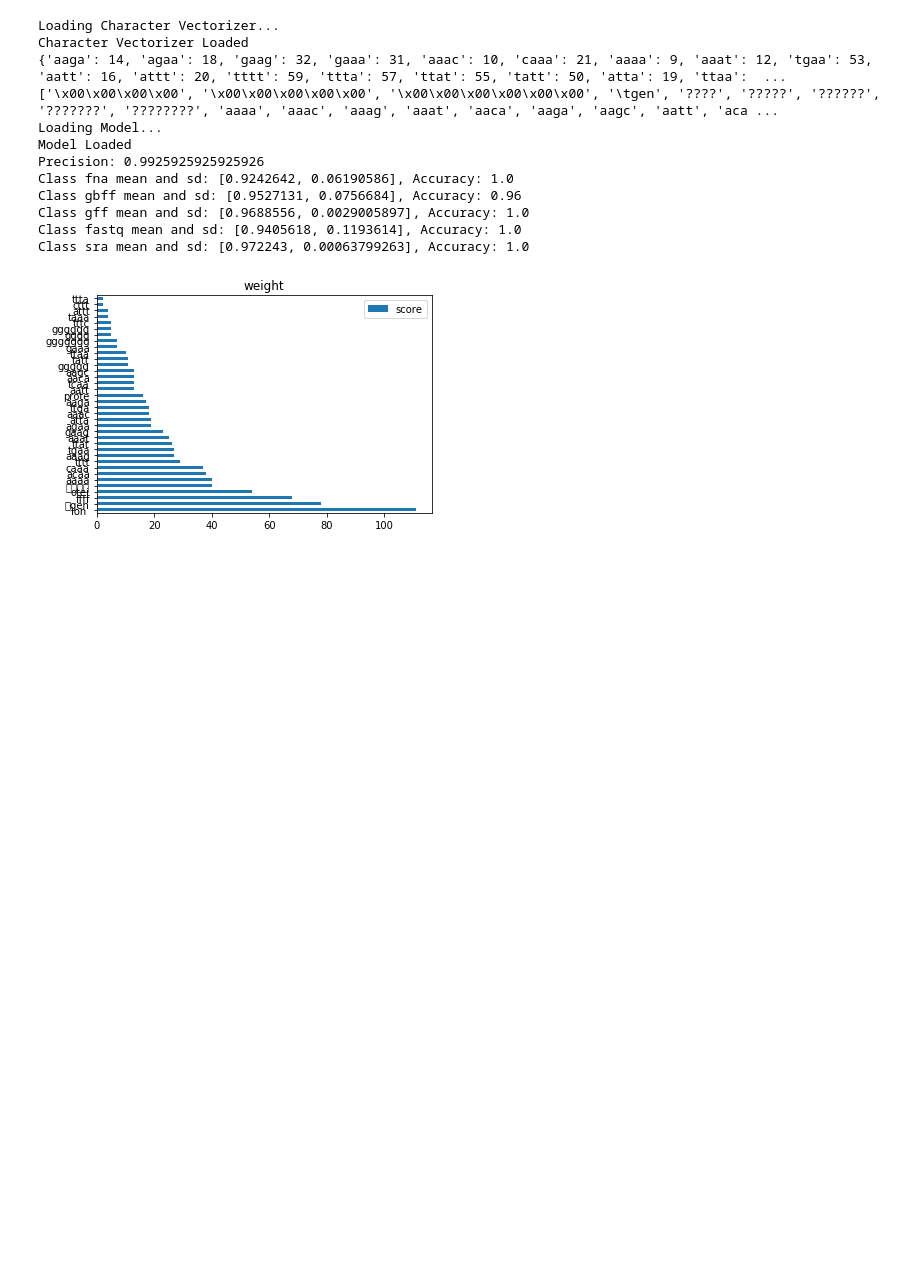
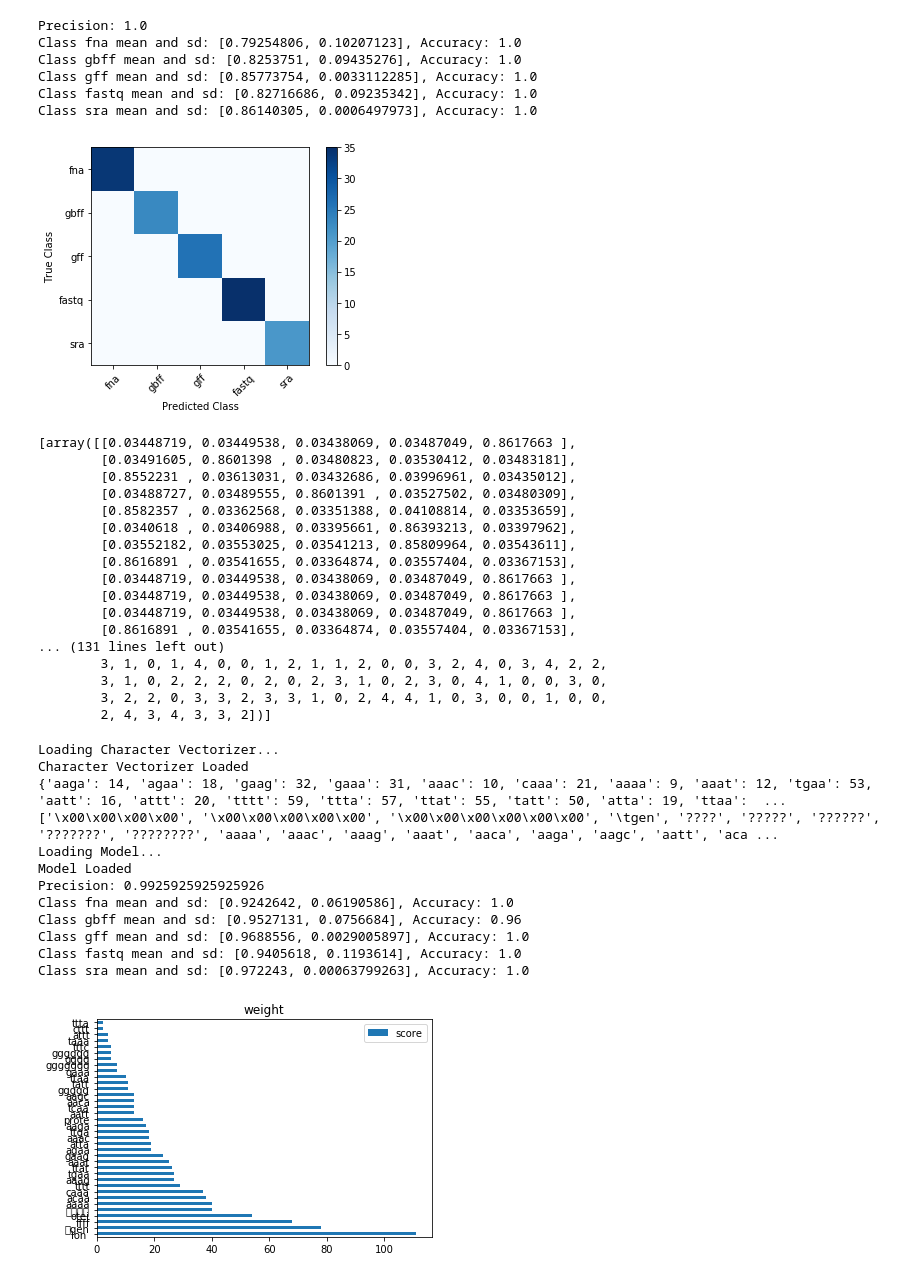
Before and after one commit to bigsoftcms/MirrorFileClassification, a Jupyter notebook: FileClassificationEx.ipynb, the cells around one changed output. Drawn from its saved outputs; the diff is of its cells as text; code cells hidden in the pictures; blank space fills up the shorter version.

Commit message:
Added Dart Booster for Dropout

```diff
--- a/FileClassificationEx.ipynb
+++ b/FileClassificationEx.ipynb
@@ -193,3 +245,19 @@ def FileClassifier(Dataset, ttsplit, filetype, fit_split, ngram_range, max_featu
+# %%
+def TestFileClassifier(Model, data_test, filetype, y_test, output):
+    preds = model.predict(data_test)
+    best_preds = np.asarray([np.argmax(line) for line in preds])
+    if output == True:
+        print("Precision: {}".format(precision_score(y_test, best_preds, average='macro')))
+        y_test_arr = np.asarray(y_test).reshape(1,-1).squeeze()
+        correct_rows = rowextraction(best_preds,y_test_arr)
+        class_acc = classaccuracy(y_test_arr, preds, correct_rows, param['num_class'])
+        pred_uncertainty = uncertainty(preds, correct_rows, param['num_class'])
+        for i in range(param['num_class']):
+            print("Class {}".format(filetype[i]) + " mean and sd: {}".format(pred_uncertainty[i])
+                 + ", Accuracy: {}".format(round(class_acc[i],2)))
+        confusionmatrix(y_test_arr, best_preds, filetype)
+
+    return [preds, best_preds]
 # %%
 dirs = ['/Users/bf/Desktop/BNL2020/BioClassifierFiles/genomic.fna',
         '/Users/bf/Desktop/BNL2020/BioClassifierFiles/genomic.gbff',
@@ -205,11 +273,16 @@ param = {
     'eta': 0.1,  # the training step for each iteration
     'silent': 1,  # logging mode - quiet
     'objective': 'multi:softprob',  # error evaluation for multiclass training
-    'num_class': len(filetype)}  # the number of classes that exist in this datset
+    'num_class': len(filetype),  # the number of classes that exist in this datset
+    'booster' : 'dart', # Dropout added
+    'rate_drop' : 0.3, #Dropout Rate
+    'skip_drop' : 0.5 # Probability of skipping Dropout
+    }
 num_round = 40
 ngram_range = (4,8)
 max_features = 60
 fit_split = [0.21, 0.31, 0.34, 0.12, 0.02]
 Dataset = data_iterable
 ttsplit = 0.25
-load = True
+# %%
+orig_y_test, dat_train, dat_test = Data_Splitter(Dataset, ttsplit, filetype, fit_split, ngram_range, max_features, load = True)
@@ -215,0 +294,2 @@ load = True
+# %%
+model = TrainFileClassifier(param, num_round, dat_train, load = False, output = False)
@@ -216,3 +307,30 @@ load = True
+# %%
+TestFileClassifier(model, dat_test, filetype, orig_y_test, output = True)
+# %% [output]
+Precision: 1.0
+Class fna mean and sd: [0.79254806, 0.10207123], Accuracy: 1.0
+Class gbff mean and sd: [0.8253751, 0.09435276], Accuracy: 1.0
+Class gff mean and sd: [0.85773754, 0.0033112285], Accuracy: 1.0
+Class fastq mean and sd: [0.82716686, 0.09235342], Accuracy: 1.0
+Class sra mean and sd: [0.86140305, 0.0006497973], Accuracy: 1.0
+[figure, added]
+[array([[0.03448719, 0.03449538, 0.03438069, 0.03487049, 0.8617663 ],
+        [0.03491605, 0.8601398 , 0.03480823, 0.03530412, 0.03483181],
+        [0.8552231 , 0.03613031, 0.03432686, 0.03996961, 0.03435012],
+        [0.03488727, 0.03489555, 0.8601391 , 0.03527502, 0.03480309],
+        [0.8582357 , 0.03362568, 0.03351388, 0.04108814, 0.03353659],
+        [0.0340618 , 0.03406988, 0.03395661, 0.86393213, 0.03397962],
+        [0.03552182, 0.03553025, 0.03541213, 0.85809964, 0.03543611],
+        [0.8616891 , 0.03541655, 0.03364874, 0.03557404, 0.03367153],
+        [0.03448719, 0.03449538, 0.03438069, 0.03487049, 0.8617663 ],
+        [0.03448719, 0.03449538, 0.03438069, 0.03487049, 0.8617663 ],
+        [0.03448719, 0.03449538, 0.03438069, 0.03487049, 0.8617663 ],
+        [0.8616891 , 0.03541655, 0.03364874, 0.03557404, 0.03367153],
+... (131 lines left out)
+        3, 1, 0, 1, 4, 0, 0, 1, 2, 1, 1, 2, 0, 0, 3, 2, 4, 0, 3, 4, 2, 2,
+        3, 1, 0, 2, 2, 2, 0, 2, 0, 2, 3, 1, 0, 2, 3, 0, 4, 1, 0, 0, 3, 0,
+        3, 2, 2, 0, 3, 3, 2, 3, 3, 1, 0, 2, 4, 4, 1, 0, 3, 0, 0, 1, 0, 0,
+        2, 4, 3, 4, 3, 3, 2])]
 # %%
 xgbmodel = FileClassifier(Dataset, ttsplit, filetype, fit_split, ngram_range, max_features, param, num_round, load)
 # %% [output]
```
Also changed, not shown: parts of 5 cells of this notebook.
